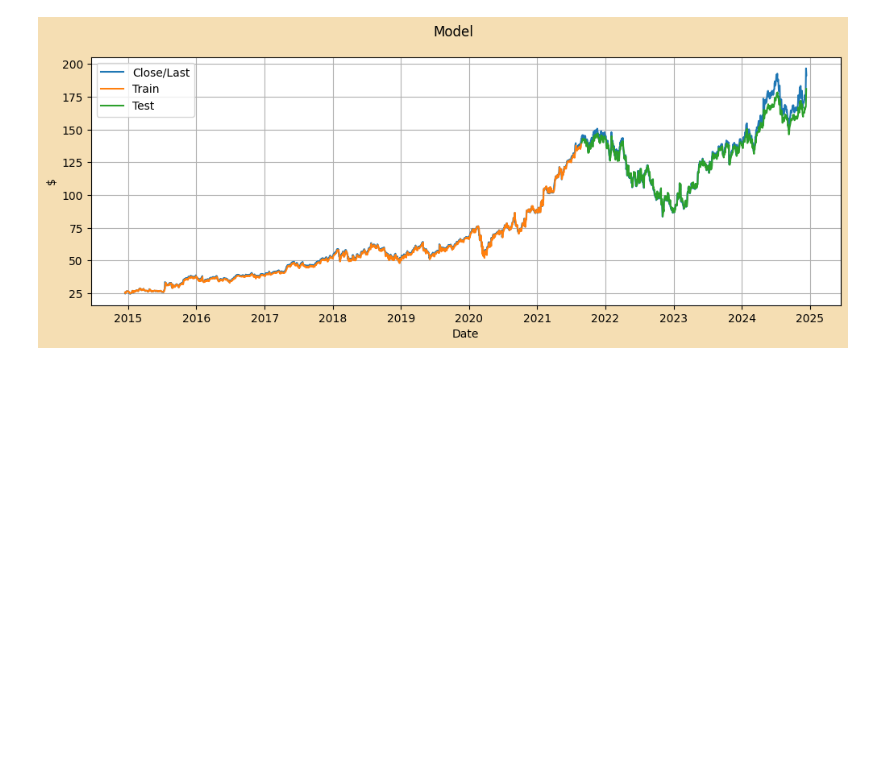
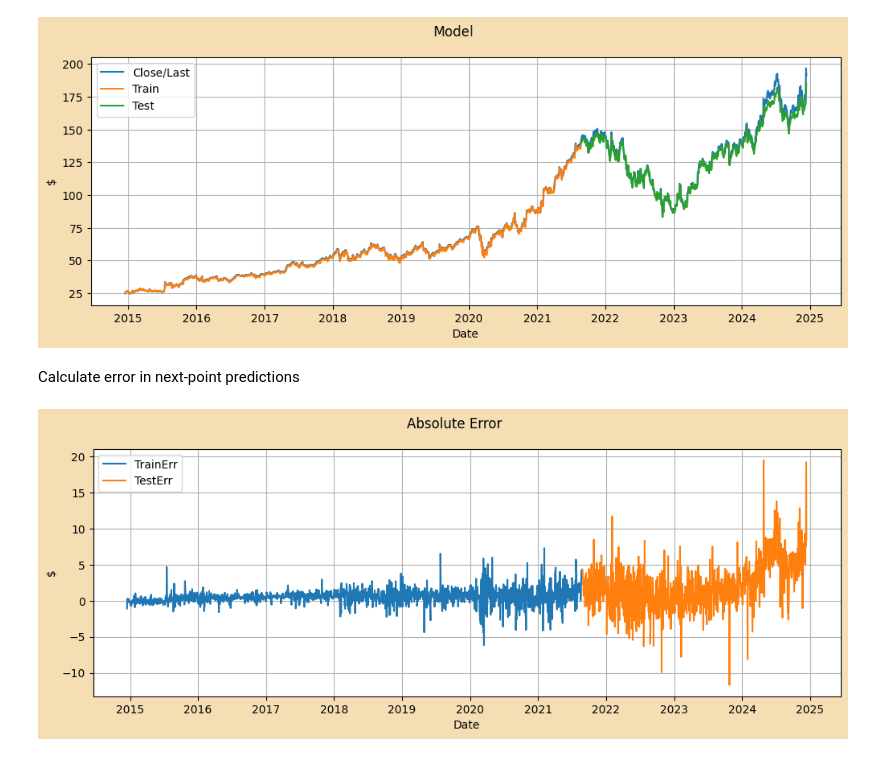
Before and after one commit to ghst659/sml00, a Jupyter notebook: forecast/LSTM_stock.ipynb, the cells around one changed output. Drawn from its saved outputs; the diff is of its cells as text; code cells hidden in the pictures; blank space fills up the shorter version.

Commit message:
Adding error charts.

```diff
--- a/forecast/LSTM_stock.ipynb
+++ b/forecast/LSTM_stock.ipynb
@@ -117,14 +117,14 @@ print(train_x.shape, test_x.shape, train_y.shape, test_y.shape)
 # %% [markdown]
 ## Model Definition
 # %%
-model = tf.keras.models.Sequential()
-model.add(tf.keras.layers.Input(shape=(1, _LOOK_BACK)))
-model.add(tf.keras.layers.LSTM(4))
-model.add(tf.keras.layers.Dense(1))
-model.compile(loss="mean_squared_error", optimizer="adam")
+next_point_predictor = tf.keras.models.Sequential()
+next_point_predictor.add(tf.keras.layers.Input(shape=(1, _LOOK_BACK)))
+next_point_predictor.add(tf.keras.layers.LSTM(4))
+next_point_predictor.add(tf.keras.layers.Dense(1))
+next_point_predictor.compile(loss="mean_squared_error", optimizer="adam")
 # %% [markdown]
 Train the model.
 # %%
-model.fit(train_x, train_y, epochs=25, batch_size=1, verbose=1)
+next_point_predictor.fit(train_x, train_y, epochs=25, batch_size=1, verbose=1)
 # %% [output]
 Epoch 1/25
@@ -149,8 +149,8 @@ Epoch 25/25
 ## Make Predictions
 # %%
 # Get raw predictions in normalised form.
-train_raw_predict = model.predict(train_x)
-test_raw_predict = model.predict(test_x)
+train_raw_predict = next_point_predictor.predict(train_x)
+test_raw_predict = next_point_predictor.predict(test_x)
 
 # Convert (de-normalise) the predictions back to dollars
 train_denorm_predict = scaler.inverse_transform(train_raw_predict)
@@ -186,3 +186,11 @@ goog["Test"] = test_plot
 plot_values(goog, "Model", "Date", "Close/Last", "Train", "Test")
 # %% [output]
 [figure]
+# %% [markdown]
+Calculate error in next-point predictions
+# %%
+goog["TrainErr"] = goog["Close/Last"] - goog["Train"]
+goog["TestErr"] = goog["Close/Last"] - goog["Test"]
+plot_values(goog, "Absolute Error", "Date", "TrainErr", "TestErr")
+# %% [output]
+[figure, added]
```
Also changed, not shown: parts of 3 cells of this notebook.
